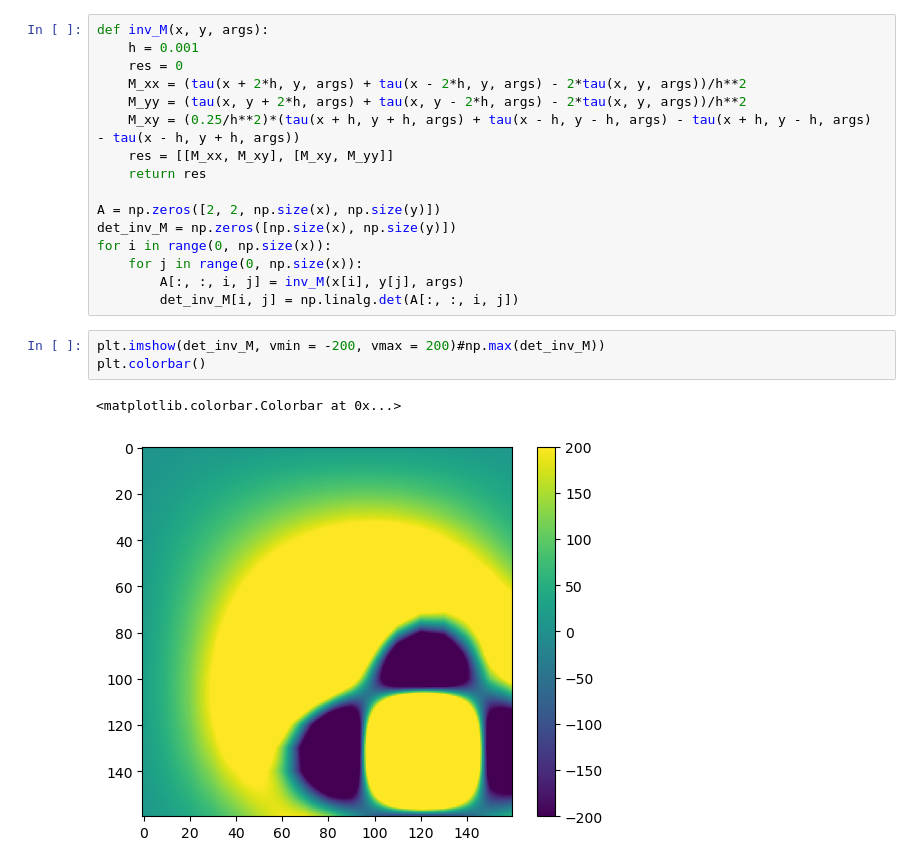
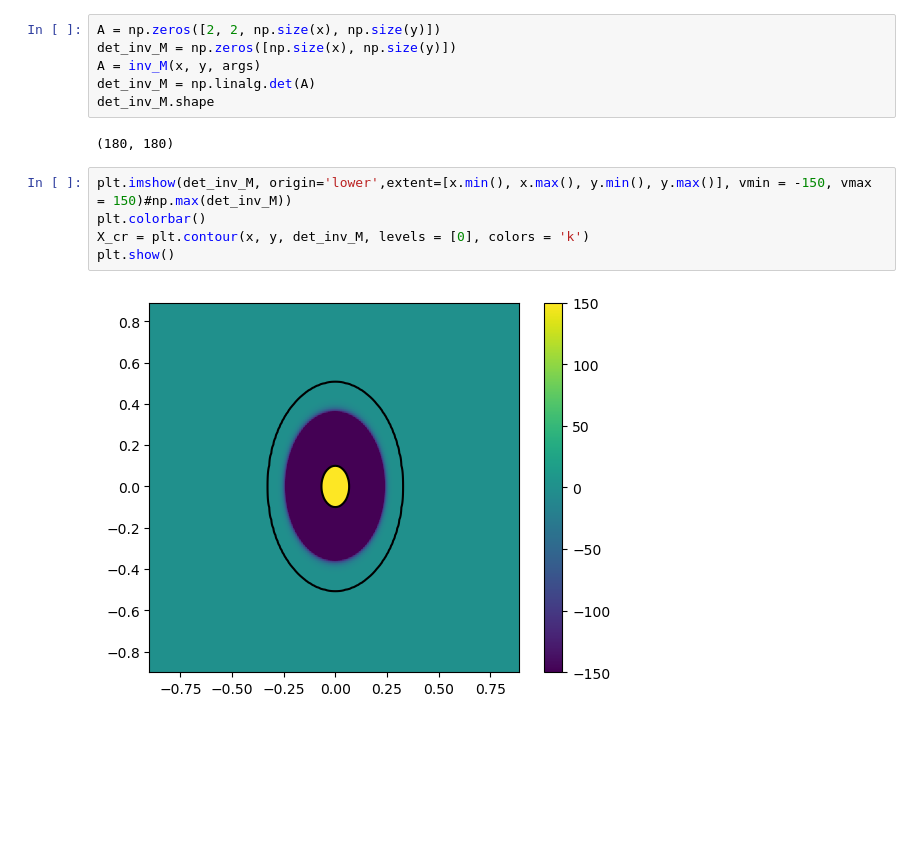
Before and after one commit to giovannipiccoli99/Lens_transit, a Jupyter notebook: caustic_finder.ipynb, the cells around one changed output. Saved outputs shown, nothing was run; the diff lists cells and outputs as text; blank space fills up the shorter version.

```diff
--- a/caustic_finder.ipynb
+++ b/caustic_finder.ipynb
@@ -52,22 +55,15 @@ inv_M(0,1, args)
-# %%
-def inv_M(x, y, args):
-    h = 0.001
-    res = 0
-    M_xx = (tau(x + 2*h, y, args) + tau(x - 2*h, y, args) - 2*tau(x, y, args))/h**2
-    M_yy = (tau(x, y + 2*h, args) + tau(x, y - 2*h, args) - 2*tau(x, y, args))/h**2
-    M_xy = (0.25/h**2)*(tau(x + h, y + h, args) + tau(x - h, y - h, args) - tau(x + h, y - h, args) - tau(x - h, y + h, args))
-    res = [[M_xx, M_xy], [M_xy, M_yy]]
-    return res
-
-A = np.zeros([2, 2, np.size(x), np.size(y)])
-det_inv_M = np.zeros([np.size(x), np.size(y)])
-for i in range(0, np.size(x)):
-    for j in range(0, np.size(x)):
-        A[:, :, i, j] = inv_M(x[i], y[j], args)
-        det_inv_M[i, j] = np.linalg.det(A[:, :, i, j])
-# %%
-plt.imshow(det_inv_M, vmin = -200, vmax = 200)#np.max(det_inv_M))
-plt.colorbar()
-# %% [output]
-<matplotlib.colorbar.Colorbar at 0x...>
-[figure, removed]
+# %%
+A = np.zeros([2, 2, np.size(x), np.size(y)])
+det_inv_M = np.zeros([np.size(x), np.size(y)])
+A = inv_M(x, y, args)
+det_inv_M = np.linalg.det(A)
+det_inv_M.shape
+# %% [output]
+(180, 180)
+# %%
+plt.imshow(det_inv_M, origin='lower',extent=[x.min(), x.max(), y.min(), y.max()], vmin = -150, vmax = 150)#np.max(det_inv_M))
+plt.colorbar()
+X_cr = plt.contour(x, y, det_inv_M, levels = [0], colors = 'k')
+plt.show()
+# %% [output]
+[figure, added]
```
Also changed, not shown: parts of 7 cells of this notebook.
